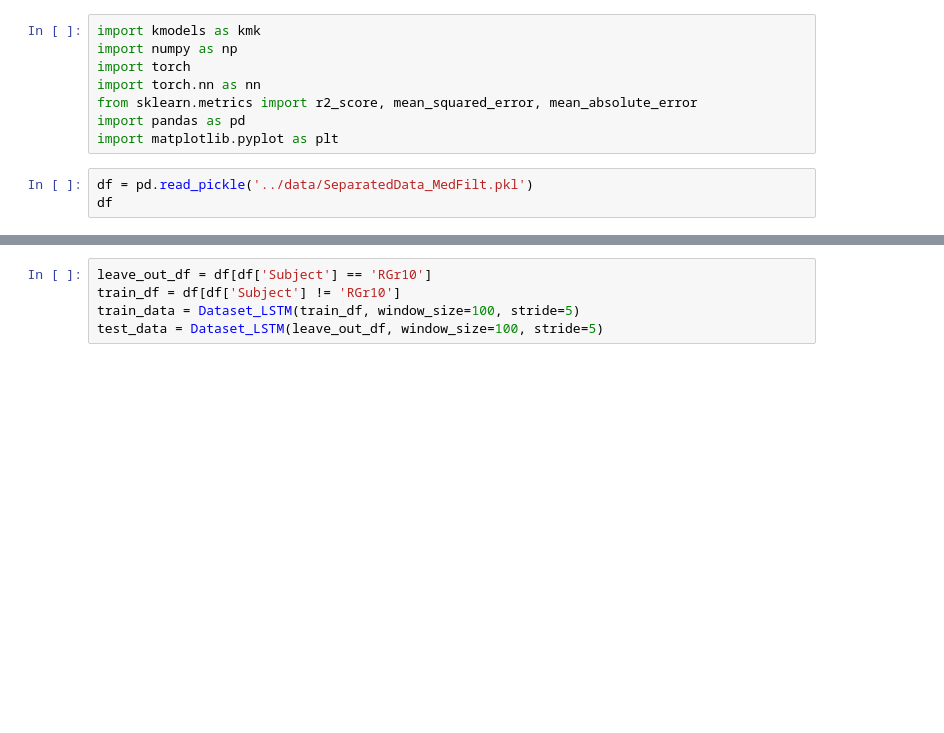
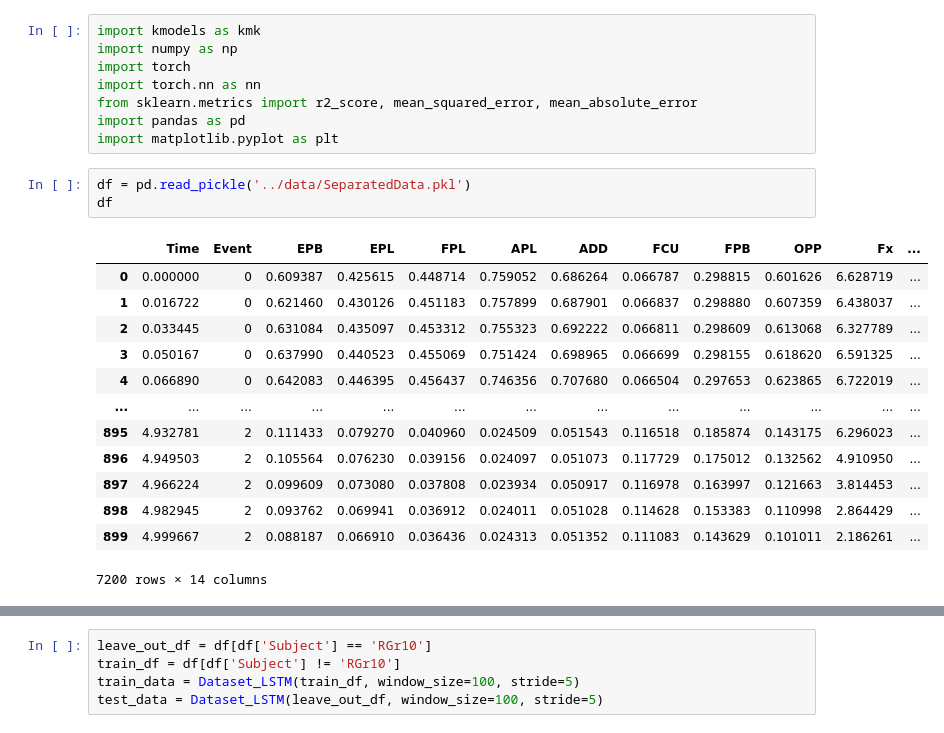
Before and after one commit to ericfonseca95/kmk, a Jupyter notebook: notebooks/LSTM_EXP.ipynb, the cells around one changed output, grey strips where cells are left out. Saved outputs shown, nothing was run; the diff lists cells and outputs as text; blank space fills up the shorter version.

```diff
--- a/notebooks/LSTM_EXP.ipynb
+++ b/notebooks/LSTM_EXP.ipynb
@@ -7,8 +7,22 @@ from sklearn.metrics import r2_score, mean_squared_error, mean_absolute_error
 import pandas as pd
 import matplotlib.pyplot as plt
 # %%
-df = pd.read_pickle('../data/SeparatedData_MedFilt.pkl')
+df = pd.read_pickle('../data/SeparatedData.pkl')
 df
+# %% [output]
+|  | Time | Event | EPB | EPL | FPL | APL | ADD | FCU | FPB | OPP | Fx | ... |
+| 0 | 0.000000 | 0 | 0.609387 | 0.425615 | 0.448714 | 0.759052 | 0.686264 | 0.066787 | 0.298815 | 0.601626 | 6.628719 | ... |
+| 1 | 0.016722 | 0 | 0.621460 | 0.430126 | 0.451183 | 0.757899 | 0.687901 | 0.066837 | 0.298880 | 0.607359 | 6.438037 | ... |
+| 2 | 0.033445 | 0 | 0.631084 | 0.435097 | 0.453312 | 0.755323 | 0.692222 | 0.066811 | 0.298609 | 0.613068 | 6.327789 | ... |
+| 3 | 0.050167 | 0 | 0.637990 | 0.440523 | 0.455069 | 0.751424 | 0.698965 | 0.066699 | 0.298155 | 0.618620 | 6.591325 | ... |
+| 4 | 0.066890 | 0 | 0.642083 | 0.446395 | 0.456437 | 0.746356 | 0.707680 | 0.066504 | 0.297653 | 0.623865 | 6.722019 | ... |
+| ... | ... | ... | ... | ... | ... | ... | ... | ... | ... | ... | ... | ... |
+| 895 | 4.932781 | 2 | 0.111433 | 0.079270 | 0.040960 | 0.024509 | 0.051543 | 0.116518 | 0.185874 | 0.143175 | 6.296023 | ... |
+| 896 | 4.949503 | 2 | 0.105564 | 0.076230 | 0.039156 | 0.024097 | 0.051073 | 0.117729 | 0.175012 | 0.132562 | 4.910950 | ... |
+| 897 | 4.966224 | 2 | 0.099609 | 0.073080 | 0.037808 | 0.023934 | 0.050917 | 0.116978 | 0.163997 | 0.121663 | 3.814453 | ... |
+| 898 | 4.982945 | 2 | 0.093762 | 0.069941 | 0.036912 | 0.024011 | 0.051028 | 0.114628 | 0.153383 | 0.110998 | 2.864429 | ... |
+| 899 | 4.999667 | 2 | 0.088187 | 0.066910 | 0.036436 | 0.024313 | 0.051352 | 0.111083 | 0.143629 | 0.101011 | 2.186261 | ... |
+7200 rows × 14 columns
 # %%
 
 class Dataset_LSTM(torch.utils.data.Dataset):
```
Also changed, not shown: parts of 4 cells of this notebook, 35 other files.
